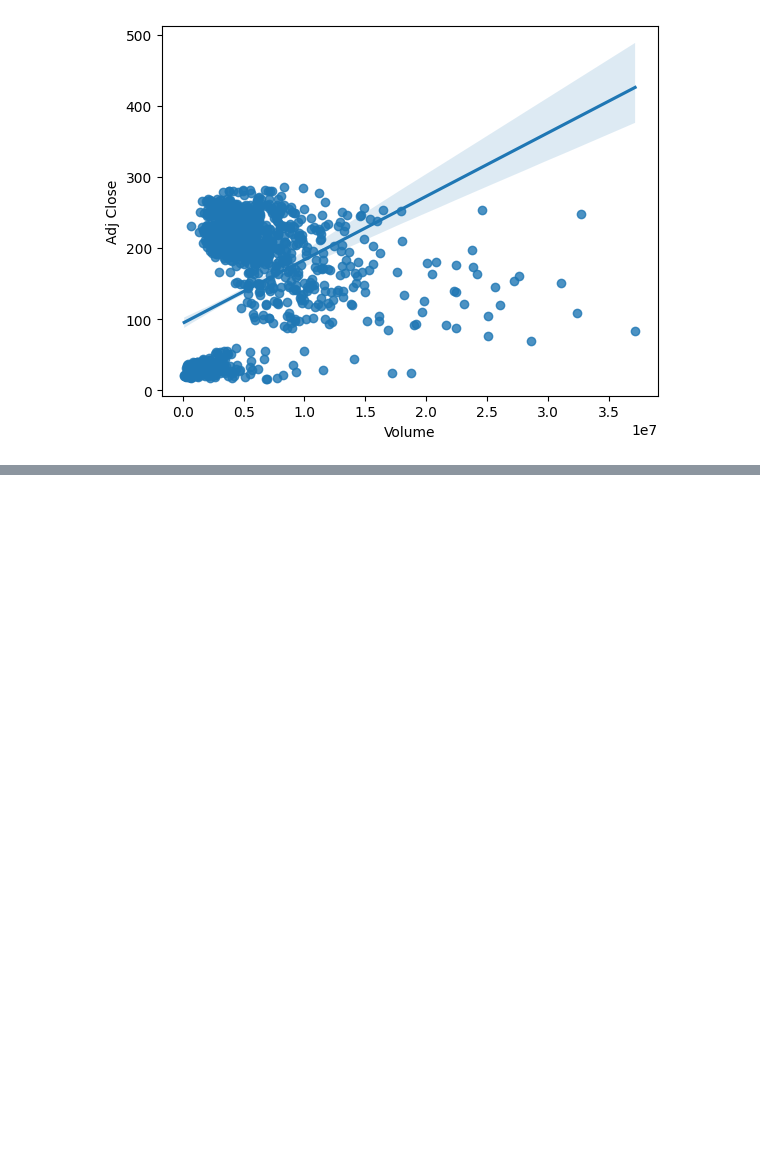
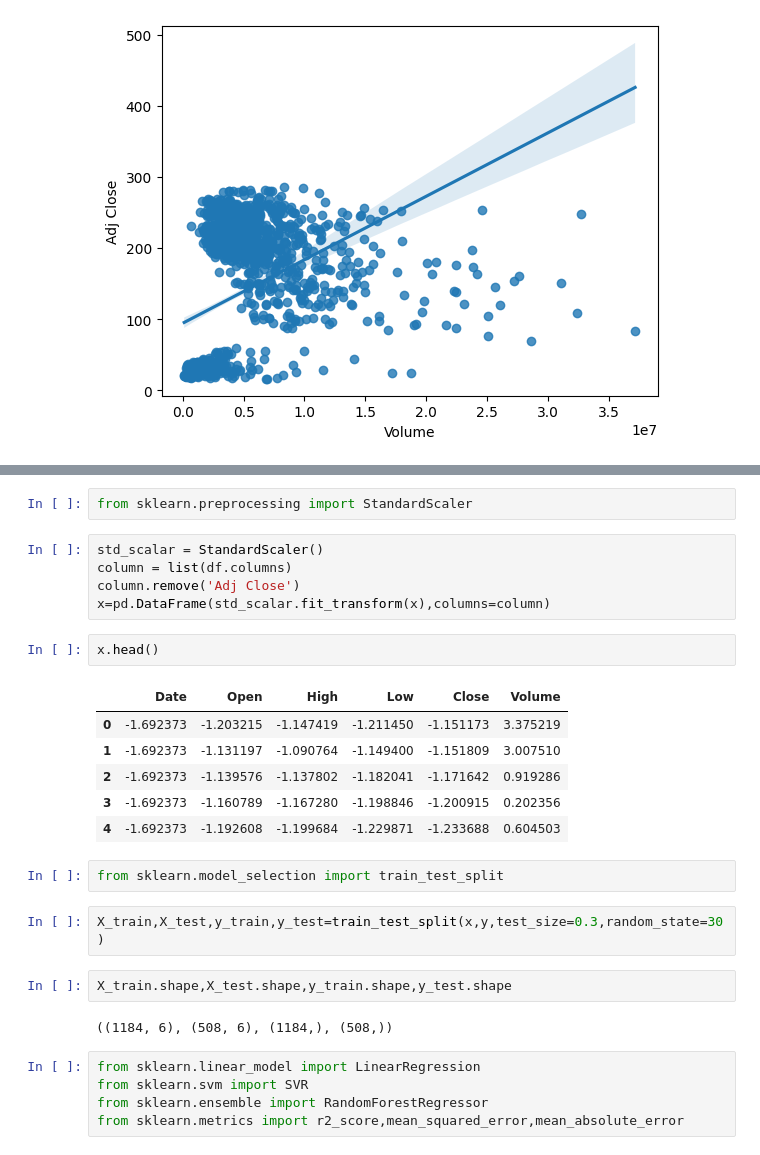
Before and after one commit to Pratyusha-Mukherjee/FSP-MachineLearning, a Jupyter notebook: day6/tesla_stock_price/tesla_stock_price_prediction.ipynb, the cells around one changed output, grey strips where cells are left out. Saved outputs shown, nothing was run; the diff lists cells and outputs as text; blank space fills up the shorter version.

```diff
--- a/day6/tesla_stock_price/tesla_stock_price_prediction.ipynb
+++ b/day6/tesla_stock_price/tesla_stock_price_prediction.ipynb
@@ -65,0 +93,29 @@ sns.regplot(data=df,x='Volume',y='Adj Close')
+# %%
+from sklearn.preprocessing import StandardScaler
+# %%
+std_scalar = StandardScaler()
+column = list(df.columns)
+column.remove('Adj Close')
+x=pd.DataFrame(std_scalar.fit_transform(x),columns=column)
+# %%
+x.head()
+# %% [output]
+|  | Date | Open | High | Low | Close | Volume |
+| 0 | -1.692373 | -1.203215 | -1.147419 | -1.211450 | -1.151173 | 3.375219 |
+| 1 | -1.692373 | -1.131197 | -1.090764 | -1.149400 | -1.151809 | 3.007510 |
+| 2 | -1.692373 | -1.139576 | -1.137802 | -1.182041 | -1.171642 | 0.919286 |
+| 3 | -1.692373 | -1.160789 | -1.167280 | -1.198846 | -1.200915 | 0.202356 |
+| 4 | -1.692373 | -1.192608 | -1.199684 | -1.229871 | -1.233688 | 0.604503 |
+# %%
+from sklearn.model_selection import train_test_split
+# %%
+X_train,X_test,y_train,y_test=train_test_split(x,y,test_size=0.3,random_state=30)
+# %%
+X_train.shape,X_test.shape,y_train.shape,y_test.shape
+# %% [output]
+((1184, 6), (508, 6), (1184,), (508,))
+# %%
+from sklearn.linear_model import LinearRegression
+from sklearn.svm import SVR
+from sklearn.ensemble import RandomForestRegressor
+from sklearn.metrics import r2_score,mean_squared_error,mean_absolute_error
```
Also changed, not shown: parts of 7 cells of this notebook.
